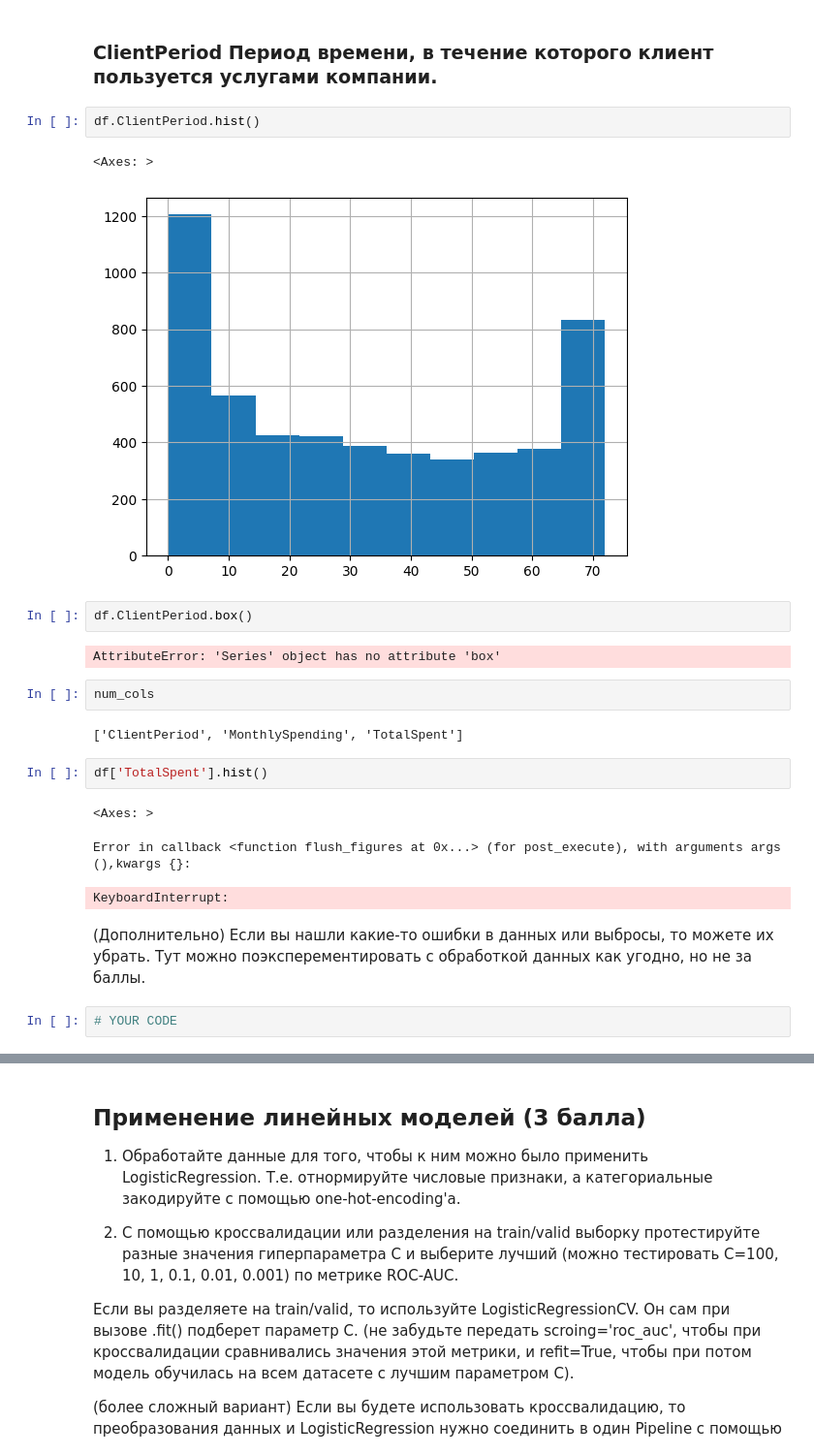
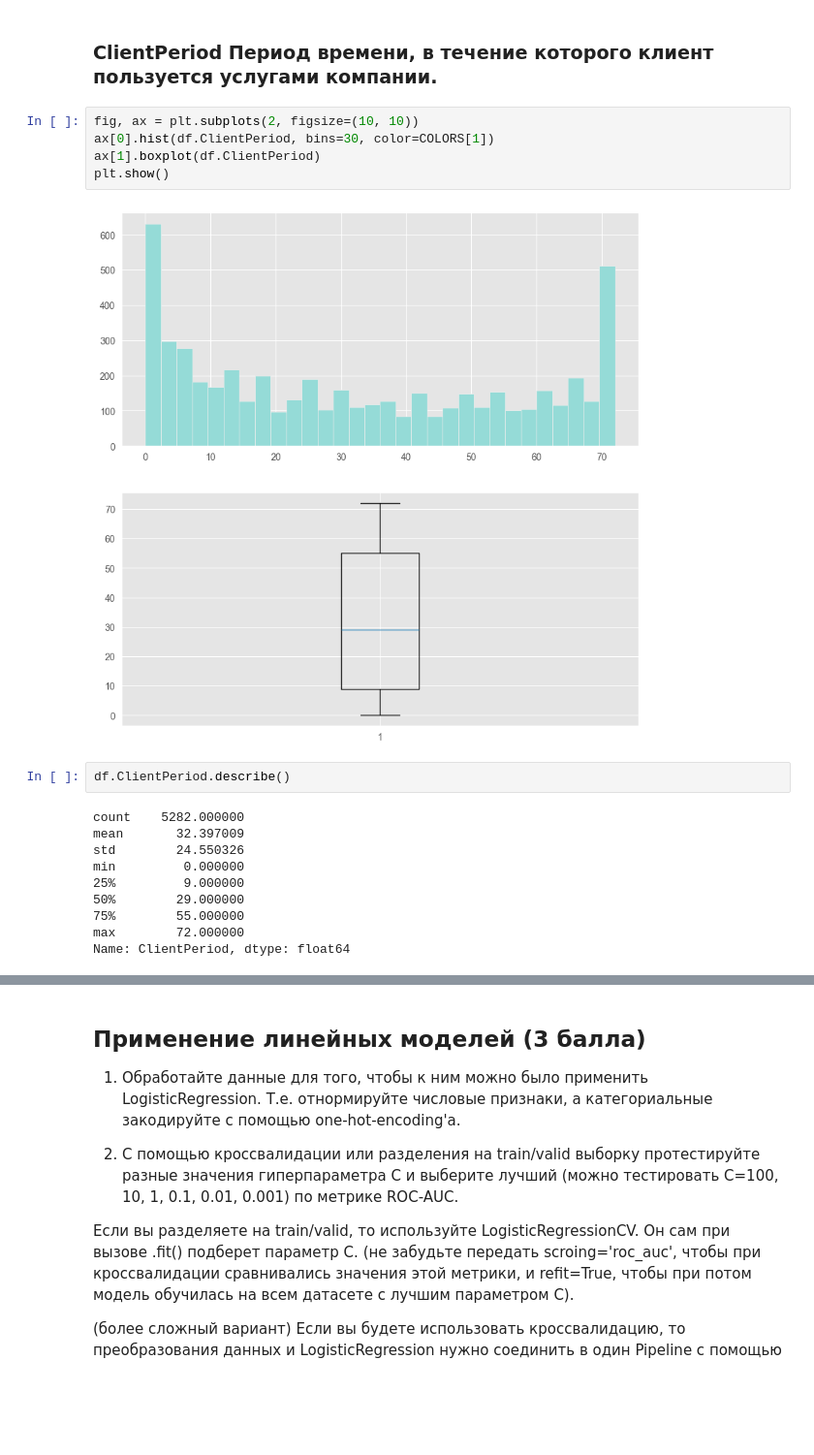
Before and after one commit to alex-chin/dsl_part_1_ml_cv, a Jupyter notebook: week_03_composition_model_selection/Homework/hw_3_kaggle_alx.ipynb, the cells around one changed output, grey strips where cells are left out. Shown at 97% size. Drawn from its saved outputs; the diff is of its cells as text; blank space fills up the shorter version.

```diff
--- a/week_03_composition_model_selection/Homework/hw_3_kaggle_alx.ipynb
+++ b/week_03_composition_model_selection/Homework/hw_3_kaggle_alx.ipynb
@@ -283,25 +302,21 @@ df.TotalSpent=df.TotalSpent.fillna(0)
 # %% [markdown]
 ### ClientPeriod Период времени, в течение которого клиент пользуется услугами компании.
+# %%
+fig, ax = plt.subplots(2, figsize=(10, 10))
+ax[0].hist(df.ClientPeriod, bins=30, color=COLORS[1])
+ax[1].boxplot(df.ClientPeriod)
+plt.show()
+# %% [output]
+[figure, added]
 # %%
-df.ClientPeriod.hist()
+df.ClientPeriod.describe()
 # %% [output]
-<Axes: >
+count    5282.000000
+mean       32.397009
+std        24.550326
+min         0.000000
+25%         9.000000
+50%        29.000000
+75%        55.000000
+max        72.000000
+Name: ClientPeriod, dtype: float64
-[figure, removed]
-# %%
-df.ClientPeriod.box()
-# %% [output]
-AttributeError: 'Series' object has no attribute 'box'
-# %%
-num_cols
-# %% [output]
-['ClientPeriod', 'MonthlySpending', 'TotalSpent']
-# %%
-df['TotalSpent'].hist()
-# %% [output]
-<Axes: >
-Error in callback <function flush_figures at 0x...> (for post_execute), with arguments args (),kwargs {}:
-KeyboardInterrupt:
-# %% [markdown]
-(Дополнительно) Если вы нашли какие-то ошибки в данных или выбросы, то можете их убрать. Тут можно поэксперементировать с обработкой данных как угодно, но не за баллы.
-# %%
-# YOUR CODE
```
Also changed, not shown: parts of 44 cells of this notebook.
